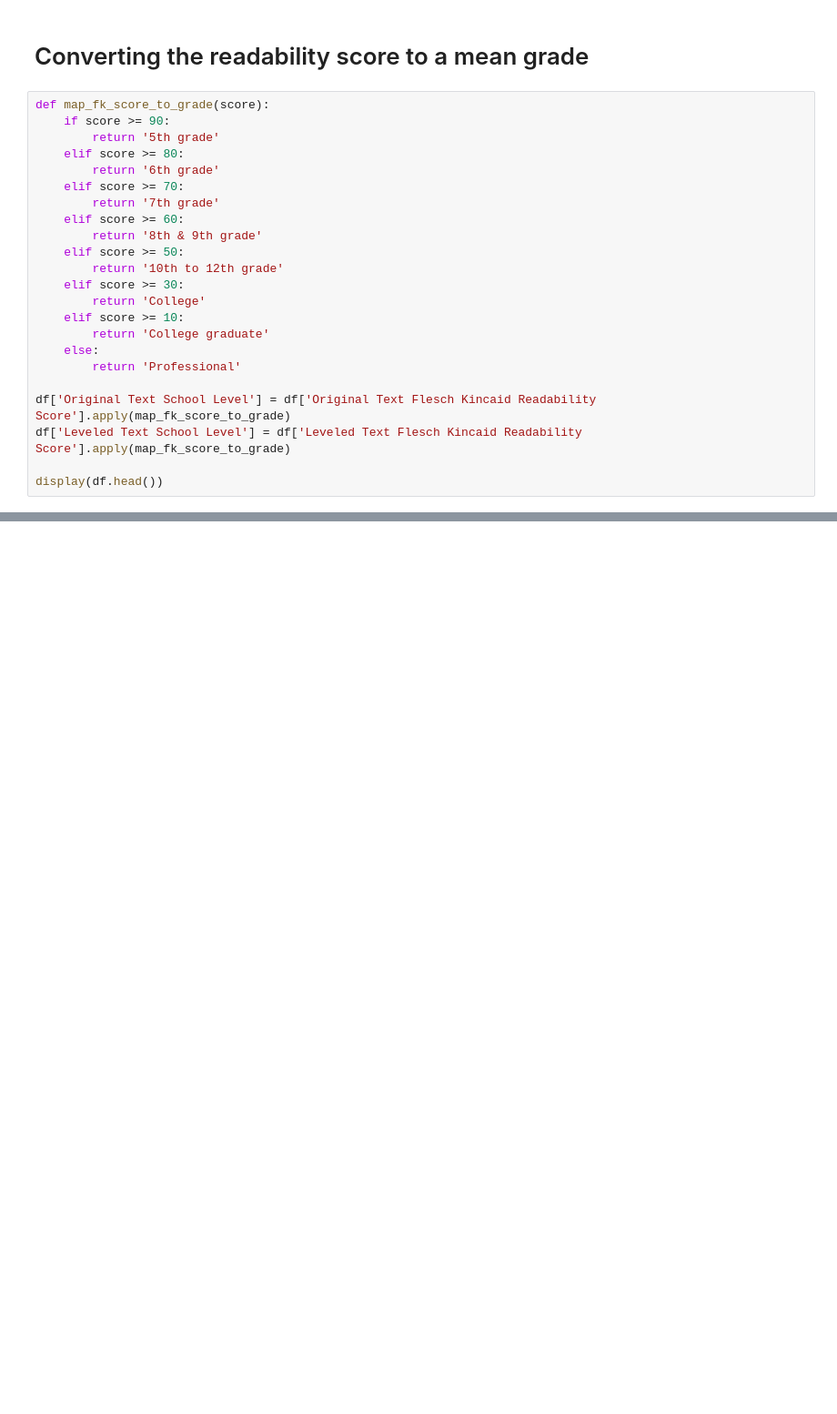
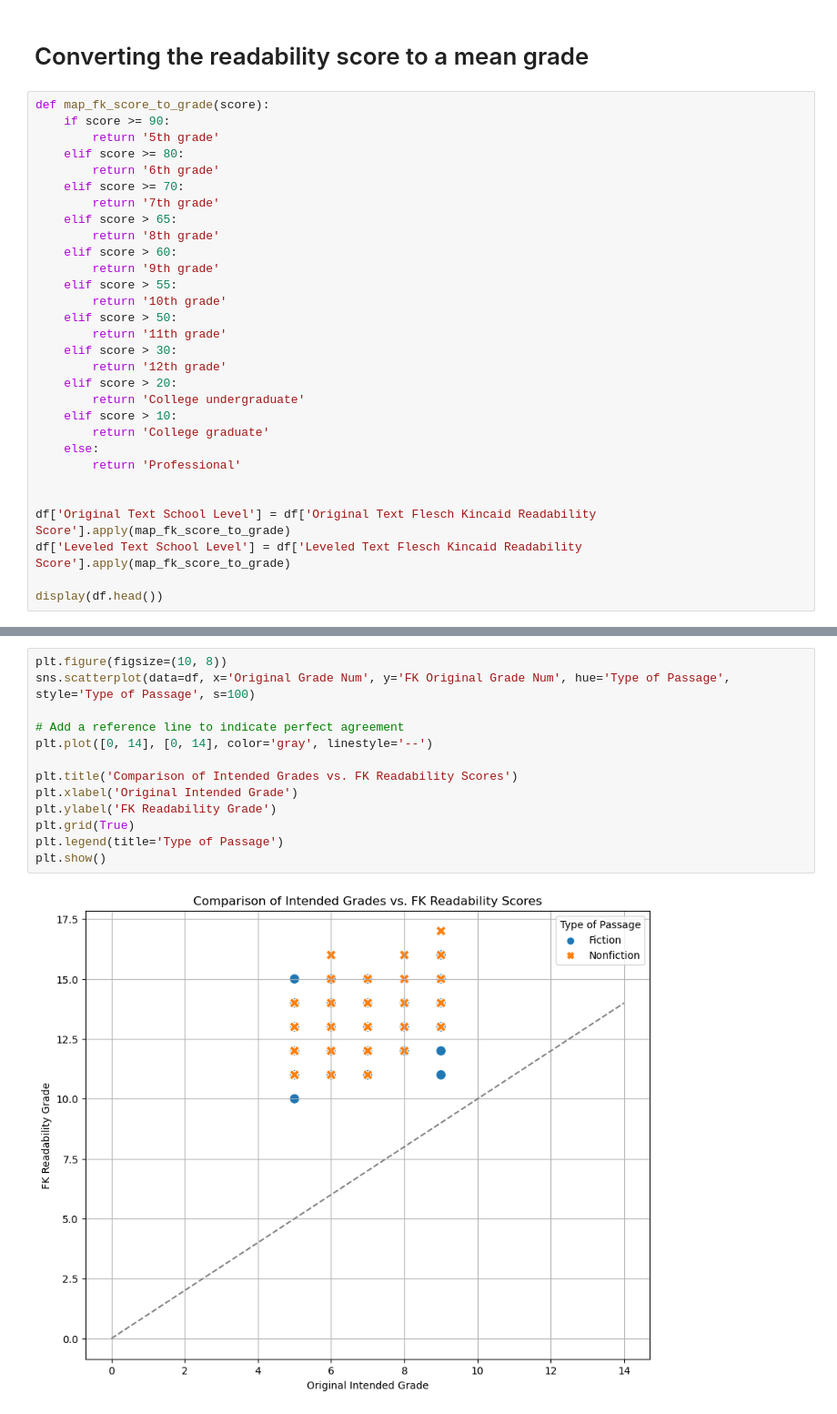
Before and after one commit to keivanmojmali/testing-gpt-4-turbo-reading-level, a Jupyter notebook: Testing GPT-4-Turbo generated text reading level using Flesch-Kincaid readability test.ipynb, the cells around one changed output, grey strips where cells are left out. Shown at 91% size. Cells and saved outputs as stored; diff of their text form; blank space fills up the shorter version.

```diff
--- a/Untitled.ipynb
+++ b/Testing GPT-4-Turbo generated text reading level using Flesch-Kincaid readability test.ipynb
@@ -105,16 +108,23 @@ def map_fk_score_to_grade(score):
         return '6th grade'
     elif score >= 70:
         return '7th grade'
-    elif score >= 60:
-        return '8th & 9th grade'
-    elif score >= 50:
-        return '10th to 12th grade'
-    elif score >= 30:
-        return 'College'
-    elif score >= 10:
+    elif score > 65:
+        return '8th grade'
+    elif score > 60:
+        return '9th grade'
+    elif score > 55:
+        return '10th grade'
+    elif score > 50:
+        return '11th grade'
+    elif score > 30:
+        return '12th grade'
+    elif score > 20:
+        return 'College undergraduate'
+    elif score > 10:
         return 'College graduate'
     else:
         return 'Professional'
+
 
 df['Original Text School Level'] = df['Original Text Flesch Kincaid Readability Score'].apply(map_fk_score_to_grade)
 df['Leveled Text School Level'] = df['Leveled Text Flesch Kincaid Readability Score'].apply(map_fk_score_to_grade)
@@ -129,0 +151,15 @@ display(df.head())
+# %%
+plt.figure(figsize=(10, 8))
+sns.scatterplot(data=df, x='Original Grade Num', y='FK Original Grade Num', hue='Type of Passage', style='Type of Passage', s=100)
+
+# Add a reference line to indicate perfect agreement
+plt.plot([0, 14], [0, 14], color='gray', linestyle='--')
+
+plt.title('Comparison of Intended Grades vs. FK Readability Scores')
+plt.xlabel('Original Intended Grade')
+plt.ylabel('FK Readability Grade')
+plt.grid(True)
+plt.legend(title='Type of Passage')
+plt.show()
+# %% [output]
+[figure, added]
```
Also changed, not shown: parts of 10 cells of this notebook.
